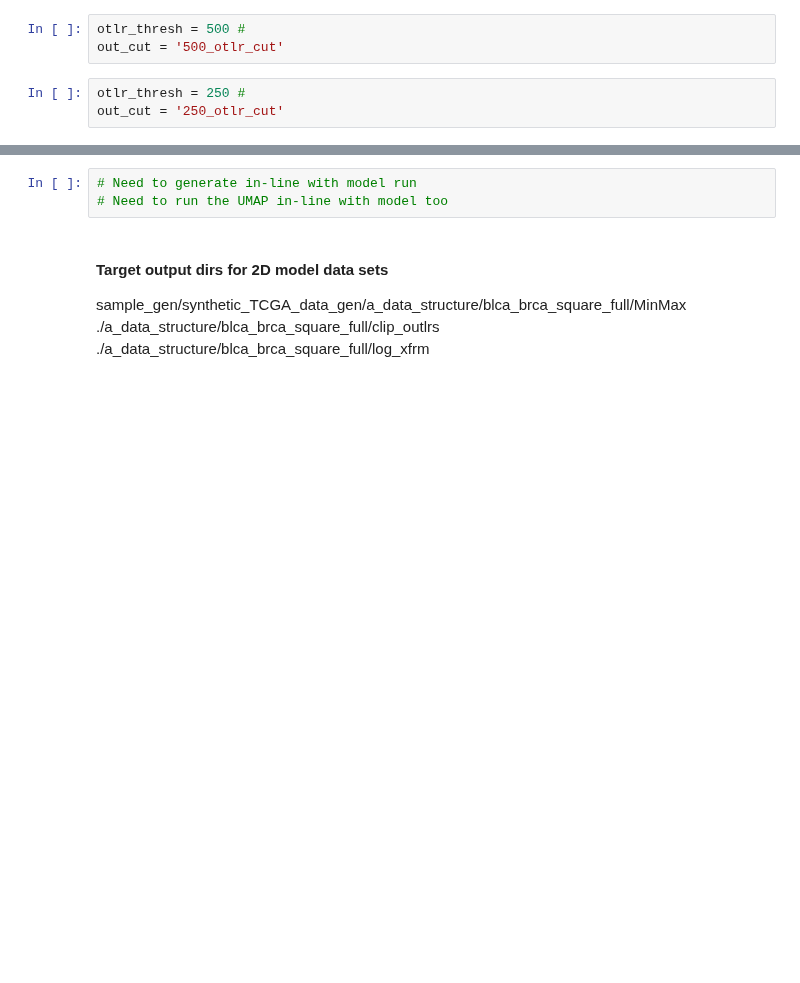
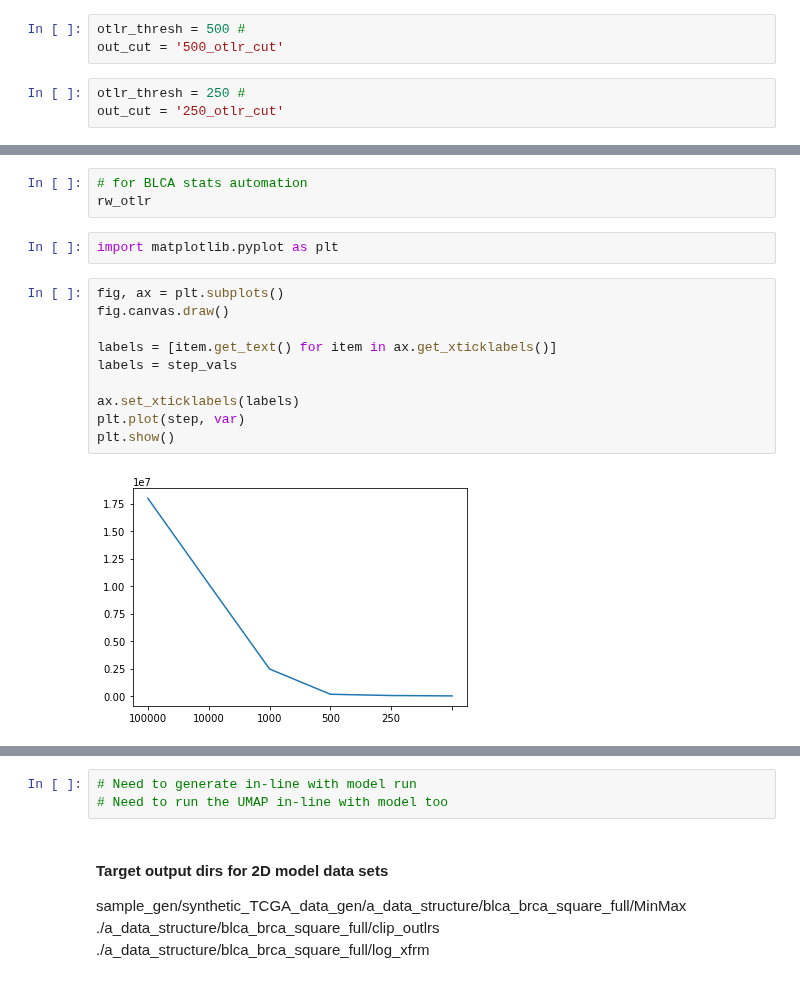
Before and after one commit to briankarlberg/synthetic_TCGA_data_gen, a Jupyter notebook: a_data_structure/a_data_structure_04.ipynb, the cells around one changed output, grey strips where cells are left out. Saved outputs shown, nothing was run; the diff lists cells and outputs as text; blank space fills up the shorter version.

Commit message:
BLCA 1D outlier clipping
last version with BRCA and BLCA as well as 1D and 2D is v4

```diff
--- a/a_data_structure/a_data_structure_04.ipynb
+++ b/a_data_structure/a_data_structure_04.ipynb
@@ -707,3 +779,20 @@ test_norm = pd.DataFrame( # check, all test
     columns = test.columns[1:],
     index = test.index)
 test_norm.to_csv('normalized_data/flat/'+cohort+'_X_test_'+d_shape+'_'+out_cut+'_'+method+'.tsv', sep = '\t')
+# %%
+# for BLCA stats automation
+rw_otlr
+# %%
+import matplotlib.pyplot as plt
+# %%
+fig, ax = plt.subplots()
+fig.canvas.draw()
+
+labels = [item.get_text() for item in ax.get_xticklabels()]
+labels = step_vals
+
+ax.set_xticklabels(labels)
+plt.plot(step, var)
+plt.show()
+# %% [output]
+[figure, added]
```
Also changed, not shown: parts of 36 cells of this notebook, 1 other file.
